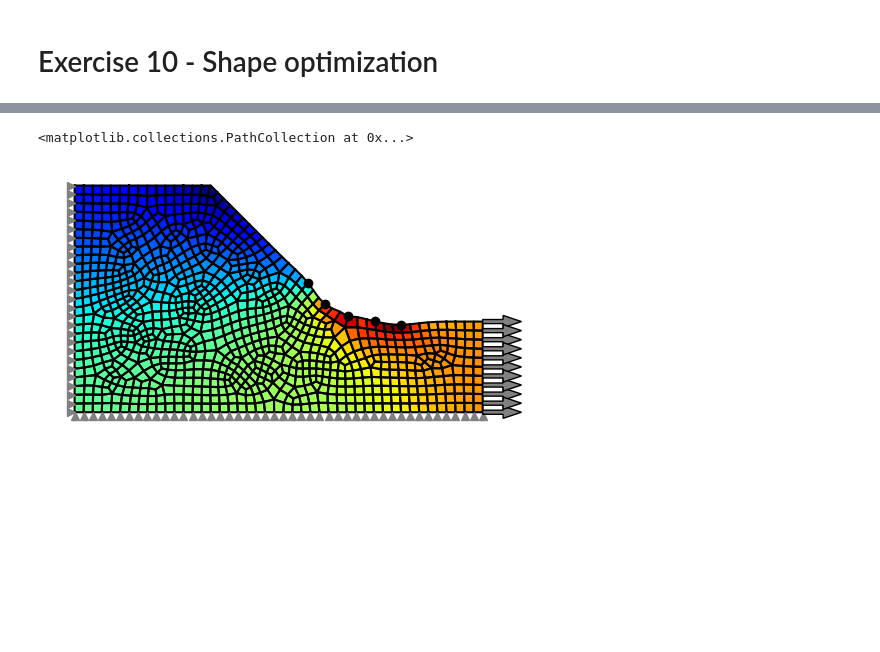
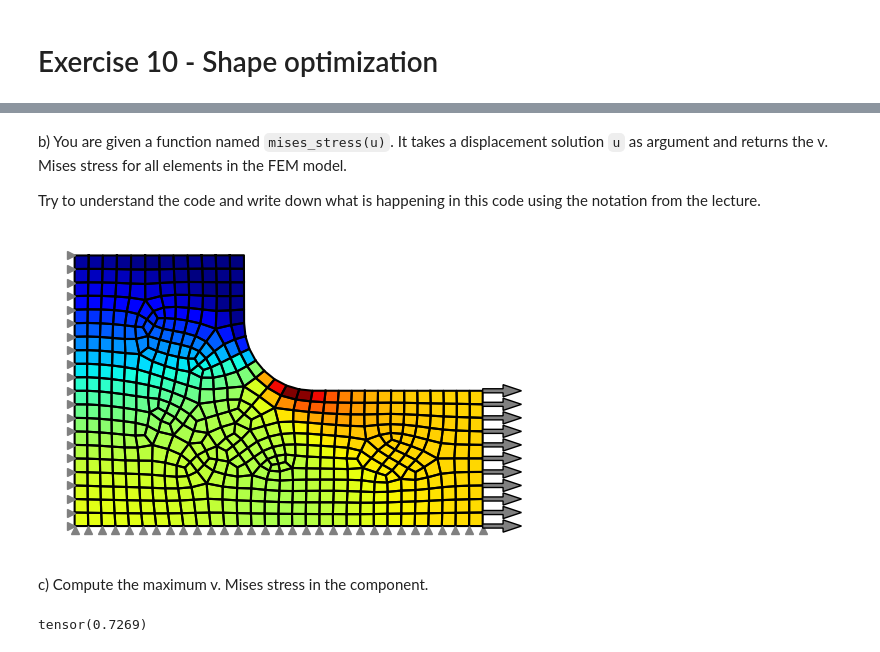
Before and after one commit to meyer-nils/structural_optimization, a Jupyter notebook: exercise_10_shape.ipynb, the cells around one changed output, grey strips where cells are left out. Drawn from its saved outputs; the diff is of its cells as text; code cells hidden in the pictures; blank space fills up the shorter version.

```diff
--- a/exercise_10_shape.ipynb
+++ b/exercise_10_shape.ipynb
@@ -257,14 +46,50 @@ plt.plot(f)
-# %%
-u, f = fillet.solve()
-stress = mises_stress(u, fillet.elements)
-
-fillet.plot(element_property=stress, cmap="jet")
-plt.scatter(
-    fillet.nodes[control_nodes, 0].detach(),
-    fillet.nodes[control_nodes, 1].detach(),
-    marker="o",
-    color="black",
-)
-# %% [output]
-<matplotlib.collections.PathCollection at 0x...>
-[figure, removed]
+# %% [markdown]
+b) You are given a function named `mises_stress(u)`. It takes a displacement solution `u` as argument and returns the v. Mises stress for all elements in the FEM model.
+
+Try to understand the code and write down what is happening in this code using the notation from the lecture.
+# %%
+quad = Quad()
+
+
+def mises_stress(u):
+    mises = []
+    for element in fillet.elements:
+        # Extract node positions of element
+        xe = fillet.nodes[element, :]
+
+        # Extract displacement degrees of freedom
+        ue = u[element, :].ravel()
+
+        # Set position of evaluation
+        xi = [0.0, 0.0]
+
+        # Jacobian
+        J = quad.B(xi) @ xe
+
+        # Compute B
+        B = torch.linalg.inv(J) @ quad.B(xi)
+        zeros = torch.zeros(quad.nodes)
+
+        # Compute D
+        D0 = torch.stack([B[0, :], zeros], dim=-1).ravel()
+        D1 = torch.stack([zeros, B[1, :]], dim=-1).ravel()
+        D2 = torch.stack([B[1, :], B[0, :]], dim=-1).ravel()
+        D = torch.stack([D0, D1, D2])
+
+        # Compute stress
+        s = fillet.C @ D @ ue
+        mises.append(torch.sqrt(s[0] ** 2 + s[1] ** 2 - s[0] * s[1] + 3 * s[2] ** 2))
+    return torch.stack(mises)
+
+
+# Plot the results
+stress = mises_stress(u)
+fillet.plot(u, element_property=stress, cmap="jet")
+# %% [output]
+[figure, added]
+# %% [markdown]
+c) Compute the maximum v. Mises stress in the component.
+# %%
+print(max(mises_stress(u)))
+# %% [output]
+tensor(0.7269)
```
Also changed, not shown: parts of 46 cells of this notebook, 1 other file.
